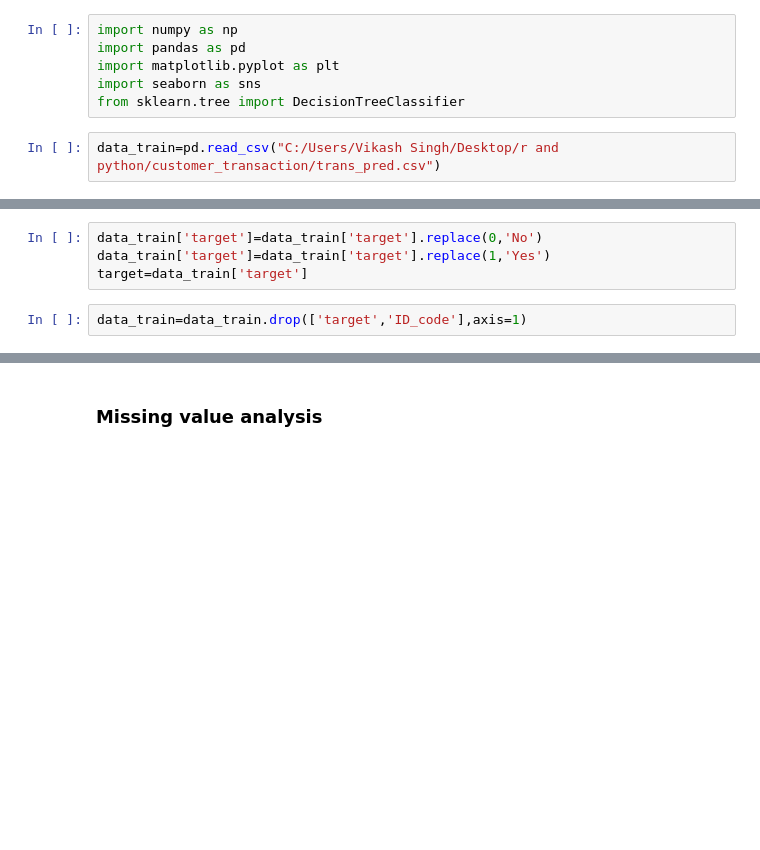
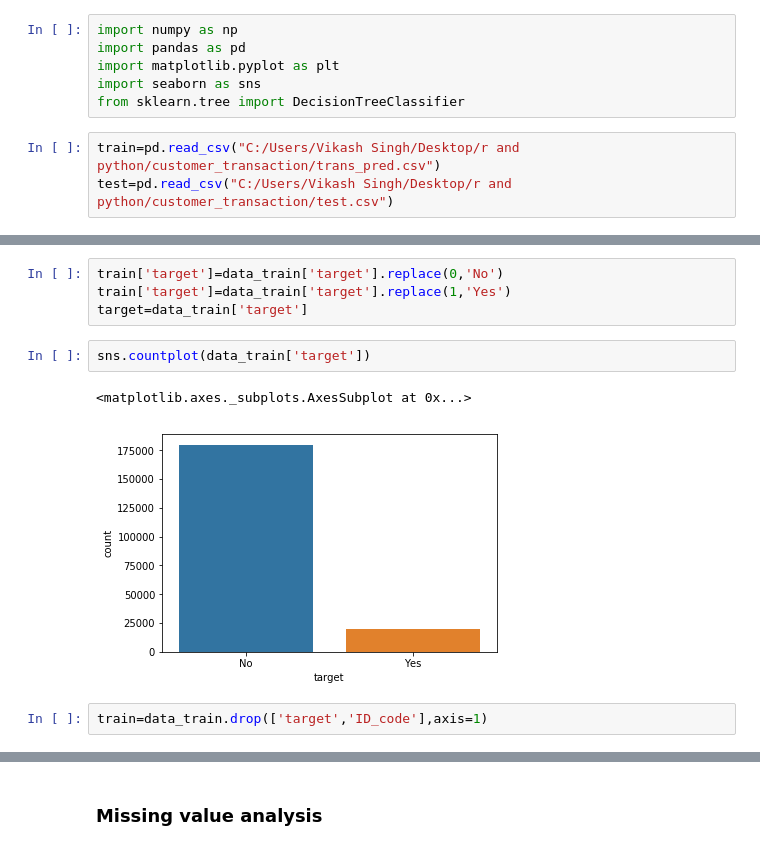
Before and after one commit to vikaasnreva/transaction_prediction, a Jupyter notebook: customer_transaction.ipynb, the cells around one changed output, grey strips where cells are left out. Cells and saved outputs as stored; diff of their text form; blank space fills up the shorter version.

```diff
--- a/customer_transaction.ipynb
+++ b/customer_transaction.ipynb
@@ -5,5 +5,6 @@ import matplotlib.pyplot as plt
 import seaborn as sns
 from sklearn.tree import DecisionTreeClassifier
 # %%
-data_train=pd.read_csv("C:/Users/Vikash Singh/Desktop/r and python/customer_transaction/trans_pred.csv")
+train=pd.read_csv("C:/Users/Vikash Singh/Desktop/r and python/customer_transaction/trans_pred.csv")
+test=pd.read_csv("C:/Users/Vikash Singh/Desktop/r and python/customer_transaction/test.csv")
 # %%
@@ -17,9 +18,14 @@ data_train.head()
 | 4 | train_4 | 0 | 9.8369 | -1.4834 | 12.8746 | 6.6375 | 12.2772 | 2.4486 | 5.9405 | 19.2514 | ... | ... |
 5 rows × 202 columns
 # %%
-data_train['target']=data_train['target'].replace(0,'No')
-data_train['target']=data_train['target'].replace(1,'Yes')
+train['target']=data_train['target'].replace(0,'No')
+train['target']=data_train['target'].replace(1,'Yes')
 target=data_train['target']
+# %%
+sns.countplot(data_train['target'])
+# %% [output]
+<matplotlib.axes._subplots.AxesSubplot at 0x...>
+[figure, added]
 # %%
-data_train=data_train.drop(['target','ID_code'],axis=1)
+train=data_train.drop(['target','ID_code'],axis=1)
 # %%
```
Also changed, not shown: parts of 33 cells of this notebook, 2 other files.
